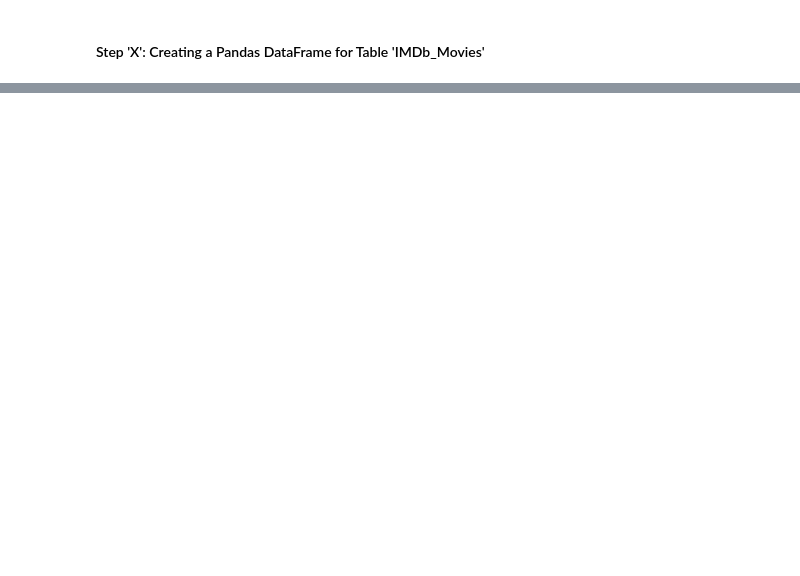
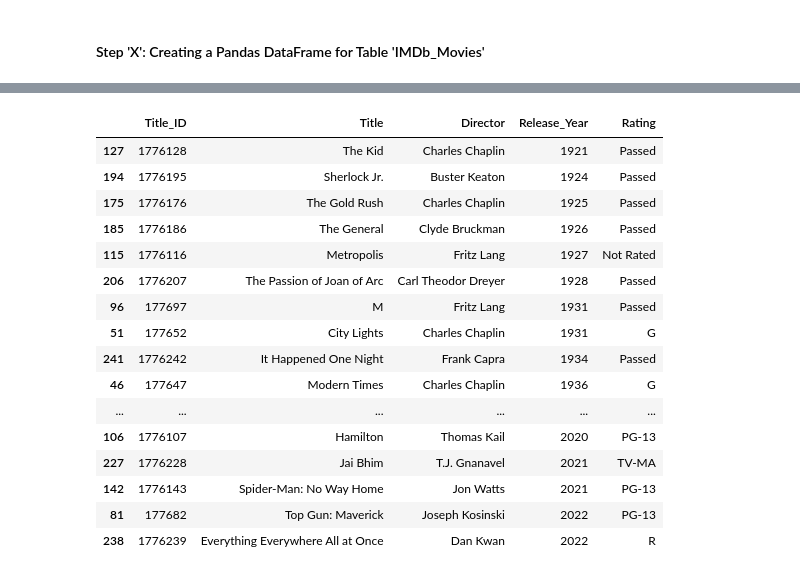
Before and after one commit to HannahSolima/Capstone, a Jupyter notebook: Notebooks/Webscrape_IMDb.ipynb, the cells around one changed output, grey strips where cells are left out. Saved outputs shown, nothing was run; the diff lists cells and outputs as text; code cells hidden in the pictures; blank space fills up the shorter version.

Commit message:
ratings and questions raised about the older movies' ratings

```diff
--- a/Notebooks/Webscrape_IMDb.ipynb
+++ b/Notebooks/Webscrape_IMDb.ipynb
@@ -67,0 +182,7 @@ stripped
+# %%
+#title_soup already gives me the information that I need to narrow down, so I am going to use it to get the movie links
+
+href = []
+for x in range(len(title_soup)):
+    href.append(title_soup[x].find('a').get('href'))
+href
@@ -67,0 +211,20 @@ stripped
+# %%
+#I need to create a for loop that will enter the 'href' in the corresponding spots and add a number that increases by 1 each time to the established URL
+headers = {
+    'User-Agent': 'Mozilla/5.0 (X11; Ubuntu; Linux x86_64; rv:105.0) Gecko/20100101 Firefox/105.0'
+}
+
+i = 0
+rating = []
+
+
+for x in href:
+    for i in range(1,251):
+        i+=1
+    try:
+        IMDb_soup = BS(requests.get(f'https://www.imdb.com{x}?pf_rd_m=A2FGELUUNOQJNL&pf_rd_p=1a264172-ae11-42e4-8ef7-7fed1973bb8f&pf_rd_r=2PJKZQ0CK19EY9BY16QH&pf_rd_s=center-1&pf_rd_t=15506&pf_rd_i=top&ref_=chttp_tt_{i}', headers = headers).text)
+        rating.append(IMDb_soup.findAll('li', attrs={'role':'presentation'})[4].find('a').text)
+    except:
+        rating.append("null")
+
+print(rating)
@@ -68,8 +237,8 @@ stripped
 # %% [markdown]
 #### Step 'X': Creating a Pandas DataFrame for Table 'IMDb_Movies'
 # %%
-table = {'Title_ID': title_id, 'Title':title, 'Director': stripped, 'Release_Year': release_year1}
+table = {'Title_ID':title_id,'Title':title,'Director':stripped,'Release_Year':release_year1,'Rating':rating}
 
-IMDb_Movies = pd.DataFrame(table, columns=['Title_ID','Title','Director','Release_Year'])
+IMDb_Movies = pd.DataFrame(table, columns=['Title_ID','Title','Director','Release_Year', 'Rating'])
 
 IMDb_Movies
@@ -84,0 +275,21 @@ TO DO LIST <br>
+# %%
+with pd.option_context("display.max_rows", None):
+    display(IMDb_Movies.sort_values('Release_Year'))
+# %% [output]
+|  | Title_ID | Title | Director | Release_Year | Rating |
+| 127 | 1776128 | The Kid | Charles Chaplin | 1921 | Passed |
+| 194 | 1776195 | Sherlock Jr. | Buster Keaton | 1924 | Passed |
+| 175 | 1776176 | The Gold Rush | Charles Chaplin | 1925 | Passed |
+| 185 | 1776186 | The General | Clyde Bruckman | 1926 | Passed |
+| 115 | 1776116 | Metropolis | Fritz Lang | 1927 | Not Rated |
+| 206 | 1776207 | The Passion of Joan of Arc | Carl Theodor Dreyer | 1928 | Passed |
+| 96 | 177697 | M | Fritz Lang | 1931 | Passed |
+| 51 | 177652 | City Lights | Charles Chaplin | 1931 | G |
+| 241 | 1776242 | It Happened One Night | Frank Capra | 1934 | Passed |
+| 46 | 177647 | Modern Times | Charles Chaplin | 1936 | G |
+| ... | ... | ... | ... | ... | ... |
+| 106 | 1776107 | Hamilton | Thomas Kail | 2020 | PG-13 |
+| 227 | 1776228 | Jai Bhim | T.J. Gnanavel | 2021 | TV-MA |
+| 142 | 1776143 | Spider-Man: No Way Home | Jon Watts | 2021 | PG-13 |
+| 81 | 177682 | Top Gun: Maverick | Joseph Kosinski | 2022 | PG-13 |
+| 238 | 1776239 | Everything Everywhere All at Once | Dan Kwan | 2022 | R |
```
Also changed, not shown: parts of 17 cells of this notebook.
